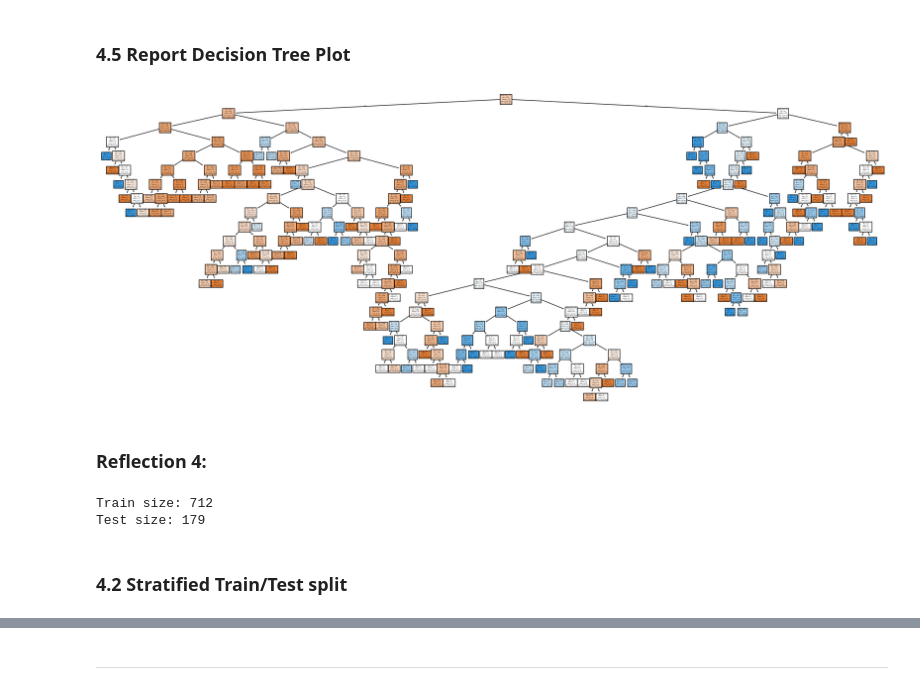
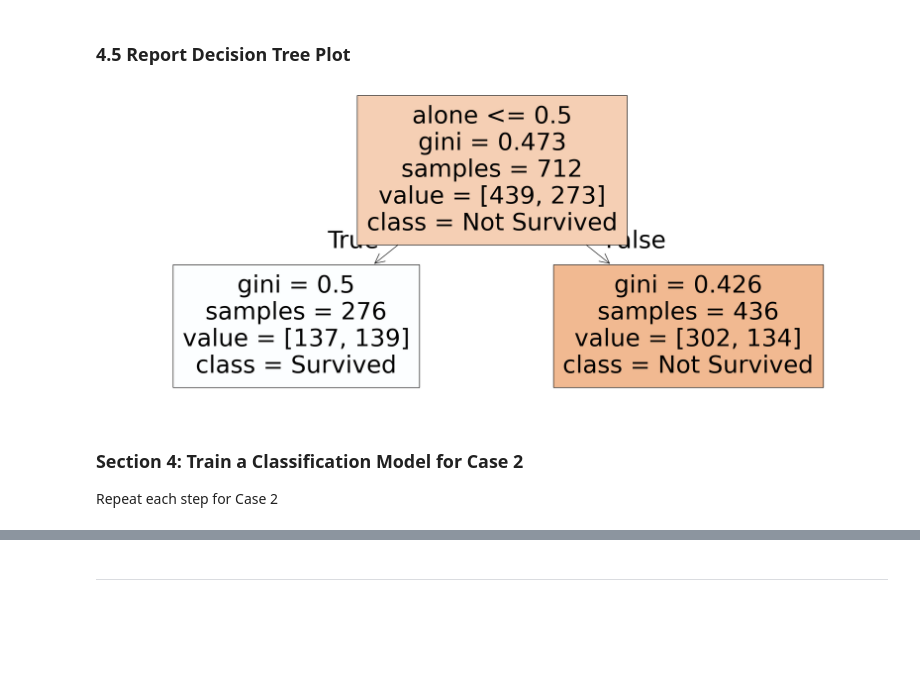
Before and after one commit to SchroderJ-pixel/applied-ml-justin, a Jupyter notebook: lab03/ml03_justin.ipynb, the cells around one changed output, grey strips where cells are left out. Cells and saved outputs as stored; diff of their text form; code cells hidden in the pictures; blank space fills up the shorter version.

Commit message:
Finished sections 4-6

```diff
--- a/lab03/ml03_justin.ipynb
+++ b/lab03/ml03_justin.ipynb
@@ -71,16 +78,16 @@ titanic['alone'] = titanic['alone'].astype(int)
   * Target: survived
 # %%
 # Case 1: alone only
-X = titanic[['alone']]
-y = titanic['survived']
+X1 = titanic[['alone']]
+y1 = titanic['survived']
 
 # Case 2: age only (or your choice)
-X = titanic[['age']]
-y = titanic['survived']
+X2 = titanic[['age']]
+y2 = titanic['survived']
 
 # Case 3: age + family_size (or your choice)
-X = titanic[['age', 'family_size']]
-y = titanic['survived']
+X3 = titanic[['age', 'family_size']]
+y3 = titanic['survived']
 # %% [markdown]
 ### Reflection 3:
 * Why are these features selected?
@@ -97,15 +104,13 @@ y = titanic['survived']
 # %%
 from sklearn.model_selection import StratifiedShuffleSplit
 
+# Case 1: Split
 splitter = StratifiedShuffleSplit(n_splits=1, test_size=0.2, random_state=123)
+for train_indices, test_indices in splitter.split(X1, y1):
+    X1_train = X1.iloc[train_indices]
+    X1_test = X1.iloc[test_indices]
+    y1_train = y1.iloc[train_indices]
+    y1_test = y1.iloc[test_indices]
 
-# Split the data
-for train_indices, test_indices in splitter.split(X, y):
-    X_train = X.iloc[train_indices]
-    X_test = X.iloc[test_indices]
-    y_train = y.iloc[train_indices]
-    y_test = y.iloc[test_indices]
-
-# Output train and test set sizes
-print('Train size: ', len(X_train), 'Test size: ', len(X_test))
+    print('Train size (Case 1): ', len(X1_train), 'Test size: ', len(X1_test))
 # %% [output]
@@ -123,0 +121,6 @@ DecisionTreeClassifier()
+# %%
+from sklearn.tree import DecisionTreeClassifier
+
+# Case 1: Train Decision Tree
+tree_model1 = DecisionTreeClassifier()
+tree_model1.fit(X1_train, y1_train)
@@ -177,30 +181,15 @@ plt.show()
 # %%
 from sklearn.tree import plot_tree
 import matplotlib.pyplot as plt
 
-# Plot the decision tree
-fig = plt.figure(figsize=(25, 10))
-plot_tree(tree_model, feature_names=X.columns, class_names=['Not Survived', 'Survived'], filled=True)
+# Case 1: Plot Decision Tree
+fig1 = plt.figure(figsize=(25,10))
+plot_tree(tree_model1, feature_names=X1.columns, class_names=['Not Survived', 'Survived'], filled=True)
 plt.show()
-
-# Save the image
-fig.savefig("decision_tree_titanic.png")
+fig1.savefig("decision_tree_titanic_case1.png")
 # %% [output]
-[figure, old version]
+[figure, new version]
-# %% [markdown]
-### Reflection 4:
-# %%
-from sklearn.model_selection import train_test_split
-
-# Assuming X and y are already defined as your features and target variable
-X_train, X_test, y_train, y_test = train_test_split(X, y, test_size=0.2, random_state=123)
-
-# Display the sizes of the train and test sets
-print('Train size:', len(X_train))
-print('Test size:', len(X_test))
-# %% [output]
-Train size: 712
-Test size: 179
-# %% [markdown]
-### 4.2 Stratified Train/Test split
+# %% [markdown]
+### Section 4: Train a Classification Model for Case 2
+Repeat each step for Case 2
 # %%
```
Also changed, not shown: parts of 36 cells of this notebook, 3 other files.
